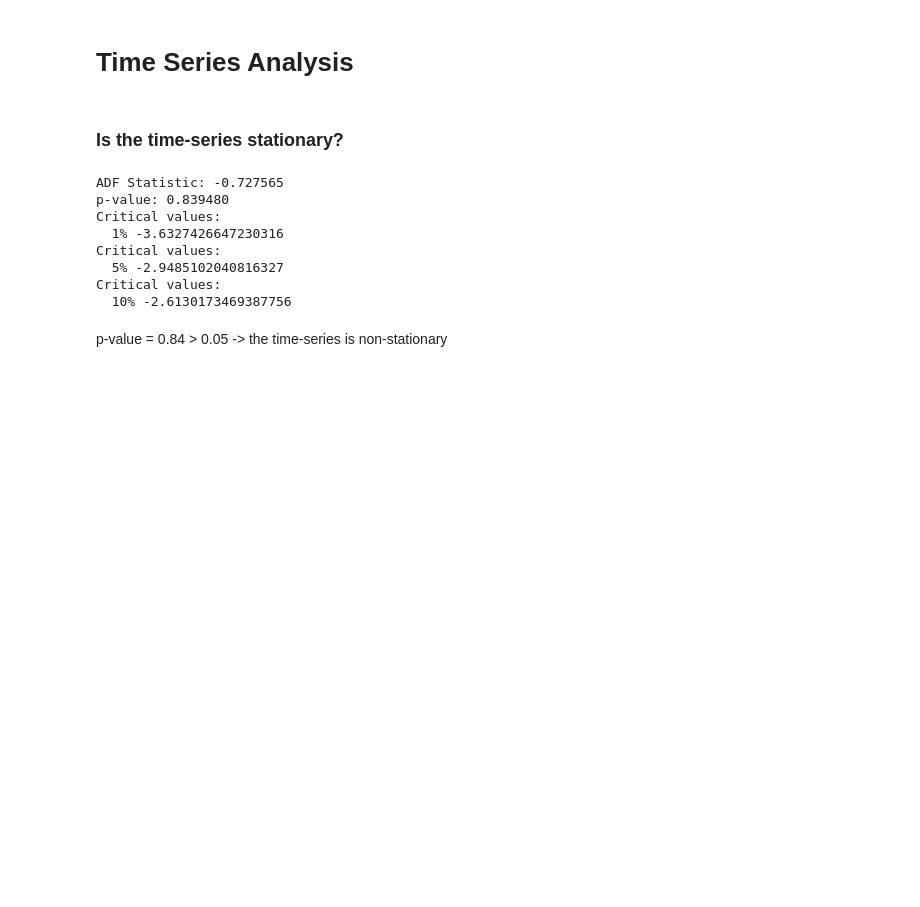
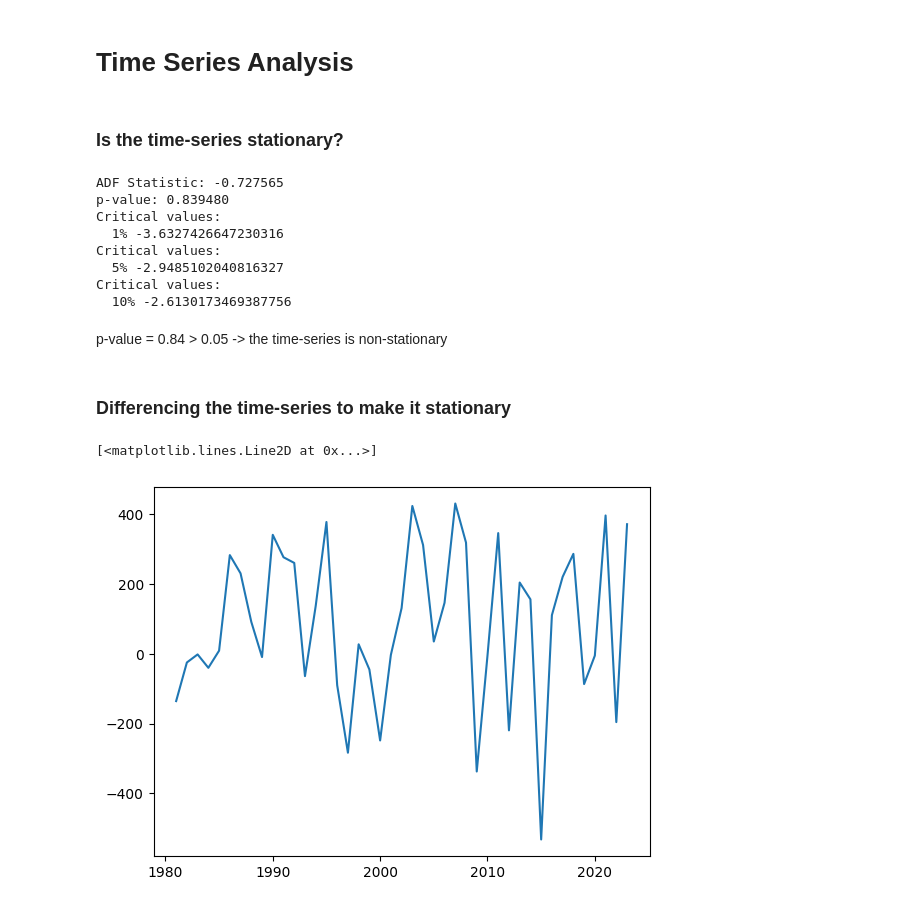
Before and after one commit to niklas0801/VAR_Models, a Jupyter notebook: basic_VAR.ipynb, the cells around one changed output. Cells and saved outputs as stored; diff of their text form; code cells hidden in the pictures; blank space fills up the shorter version.

Commit message:
differenced time-series to achieve stationarity

```diff
--- a/basic_VAR.ipynb
+++ b/basic_VAR.ipynb
@@ -56,3 +56,14 @@ Critical values:
   10% -2.6130173469387756
 # %% [markdown]
 p-value = 0.84 > 0.05 -> the time-series is non-stationary
+# %% [markdown]
+### Differencing the time-series to make it stationary
+# %%
+gdp_differenced_1 = gdp.copy()
+gdp_differenced_1["GDP"] = gdp.GDP.diff(1).copy()
+# %%
+fig, ax = plt.subplots()
+ax.plot("year", "GDP", data=gdp_differenced_1)
+# %% [output]
+[<matplotlib.lines.Line2D at 0x...>]
+[figure, added]
```
